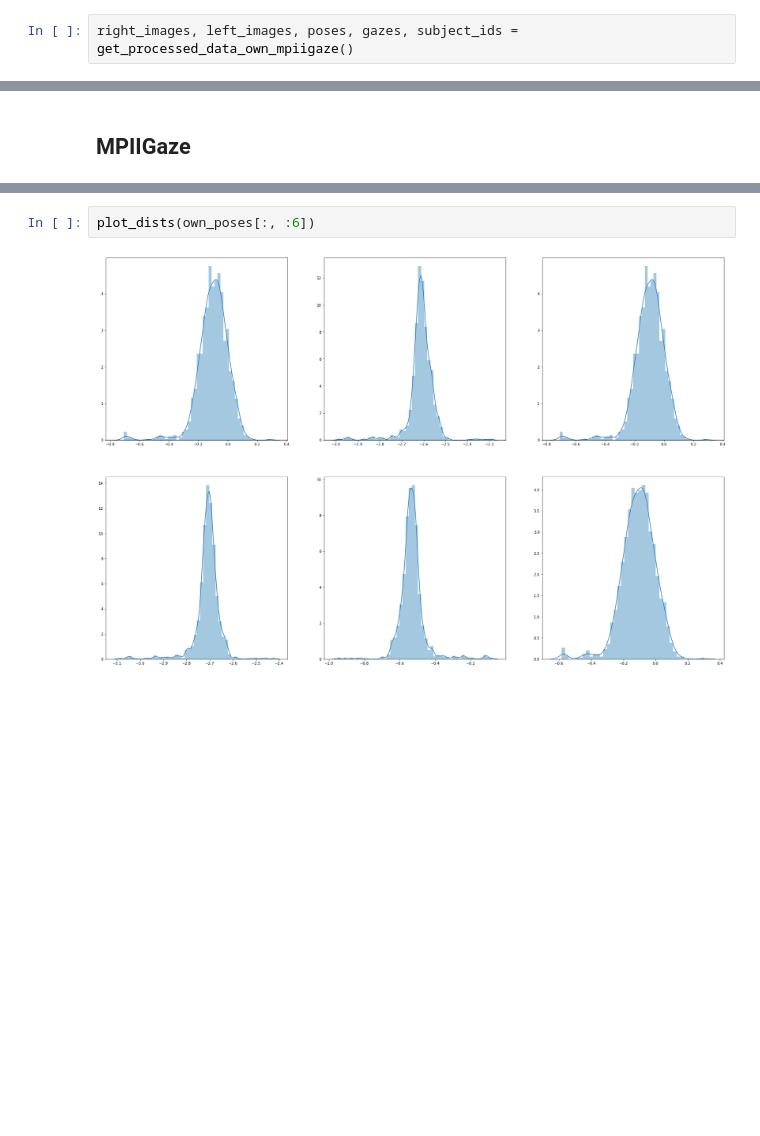
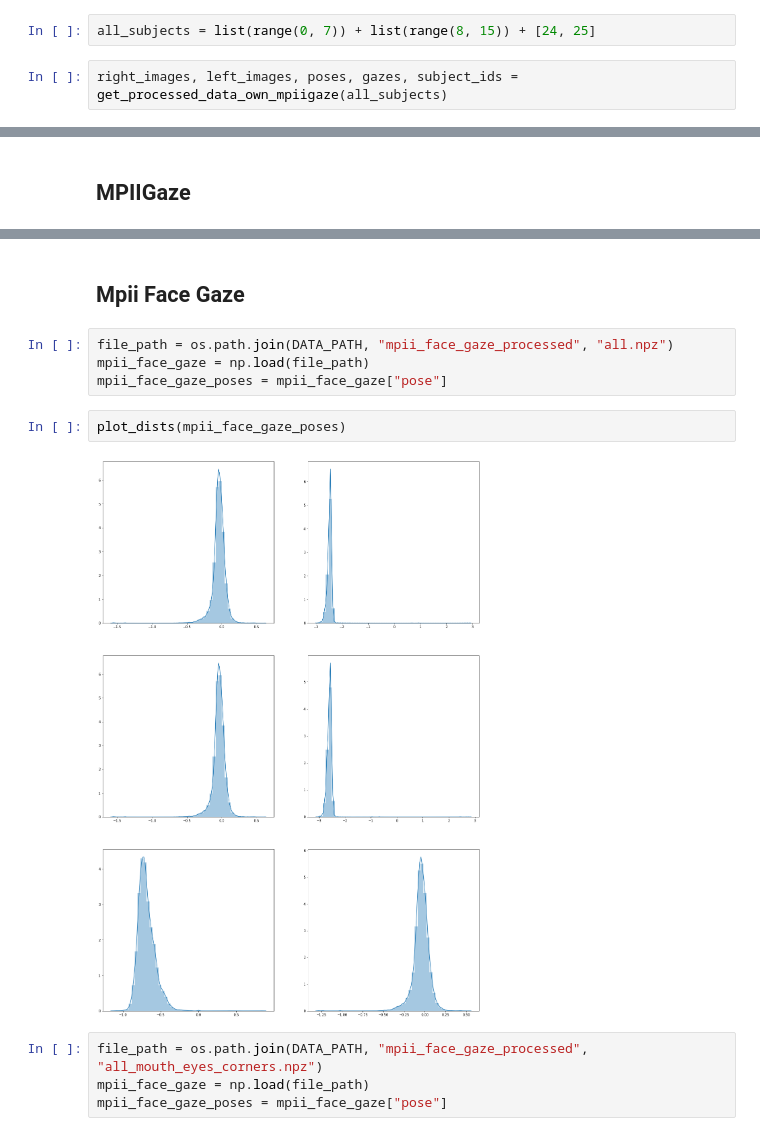
Before and after one commit to lukaszsus/gaze-estimation, a Jupyter notebook: notebooks/mpiigaze_analysis.ipynb, the cells around one changed output, grey strips where cells are left out. Saved outputs shown, nothing was run; the diff lists cells and outputs as text; blank space fills up the shorter version.

```diff
--- a/notebooks/mpiigaze_analysis.ipynb
+++ b/notebooks/mpiigaze_analysis.ipynb
@@ -209,2 +207,4 @@ p23_len = 1549
+# %%
+all_subjects = list(range(0, 7)) + list(range(8, 15)) + [24, 25]
 # %%
-right_images, left_images, poses, gazes, subject_ids = get_processed_data_own_mpiigaze()
+right_images, left_images, poses, gazes, subject_ids = get_processed_data_own_mpiigaze(all_subjects)
@@ -236,4 +244,14 @@ plot_dists(mpiigaze_poses[:, :6])
-# %%
-plot_dists(own_poses[:, :6])
-# %% [output]
-[figure, removed]
+# %% [markdown]
+## Mpii Face Gaze
+# %%
+file_path = os.path.join(DATA_PATH, "mpii_face_gaze_processed", "all.npz")
+mpii_face_gaze = np.load(file_path)
+mpii_face_gaze_poses = mpii_face_gaze["pose"]
+# %%
+plot_dists(mpii_face_gaze_poses)
+# %% [output]
+[figure, added]
+# %%
+file_path = os.path.join(DATA_PATH, "mpii_face_gaze_processed", "all_mouth_eyes_corners.npz")
+mpii_face_gaze = np.load(file_path)
+mpii_face_gaze_poses = mpii_face_gaze["pose"]
```
Also changed, not shown: parts of 14 cells of this notebook, 19 other files.
